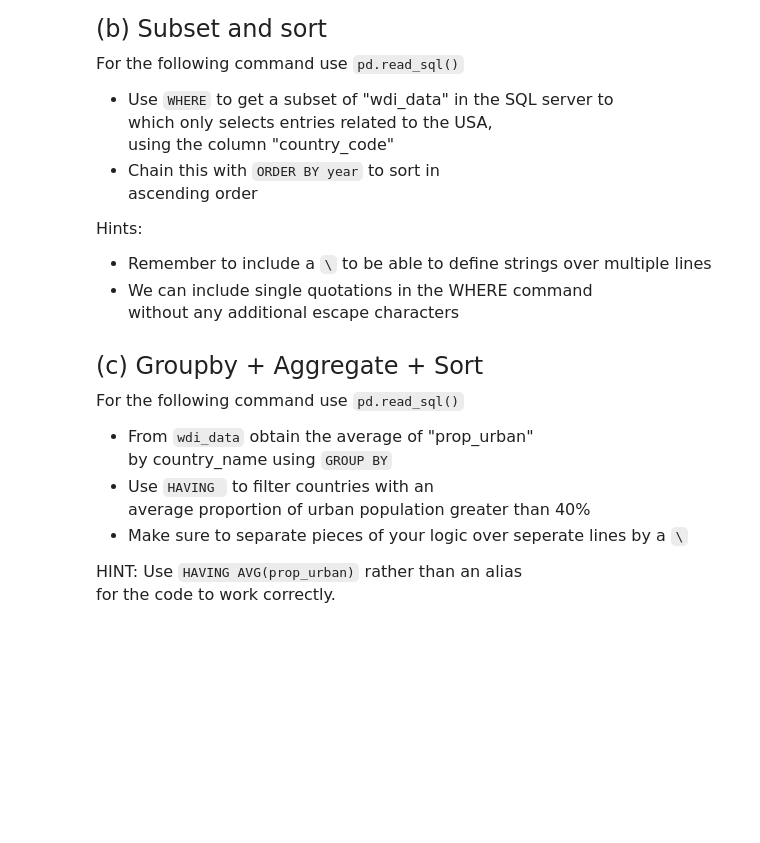
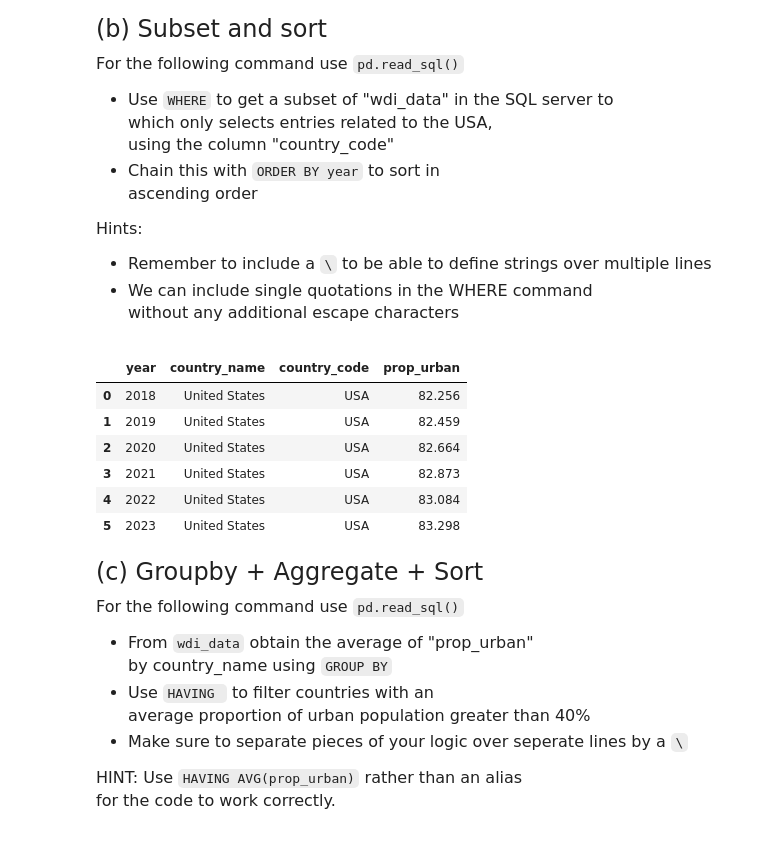
Before and after one commit to jhc1622/qtm151spring2025, a Jupyter notebook: Assignments/Assignment 10/assignment10.ipynb, the cells around one changed output. Cells and saved outputs as stored; diff of their text form; code cells hidden in the pictures; blank space fills up the shorter version.

```diff
--- a/Assignments/Assignment 10/assignment10.ipynb
+++ b/Assignments/Assignment 10/assignment10.ipynb
@@ -81,3 +105,19 @@ without any additional escape characters
+# %%
+# Write your answer here:
+usa = pd.read_sql(text("SELECT * \
+                      FROM wdi_data \
+                      WHERE country_code = 'USA' \
+                      ORDER BY year ASC"), connection)
+
+usa
+# %% [output]
+|  | year | country_name | country_code | prop_urban |
+| 0 | 2018 | United States | USA | 82.256 |
+| 1 | 2019 | United States | USA | 82.459 |
+| 2 | 2020 | United States | USA | 82.664 |
+| 3 | 2021 | United States | USA | 82.873 |
+| 4 | 2022 | United States | USA | 83.084 |
+| 5 | 2023 | United States | USA | 83.298 |
 # %% [markdown]
 <font size = "5">
 
```
Also changed, not shown: parts of 11 cells of this notebook, 6 other files.
